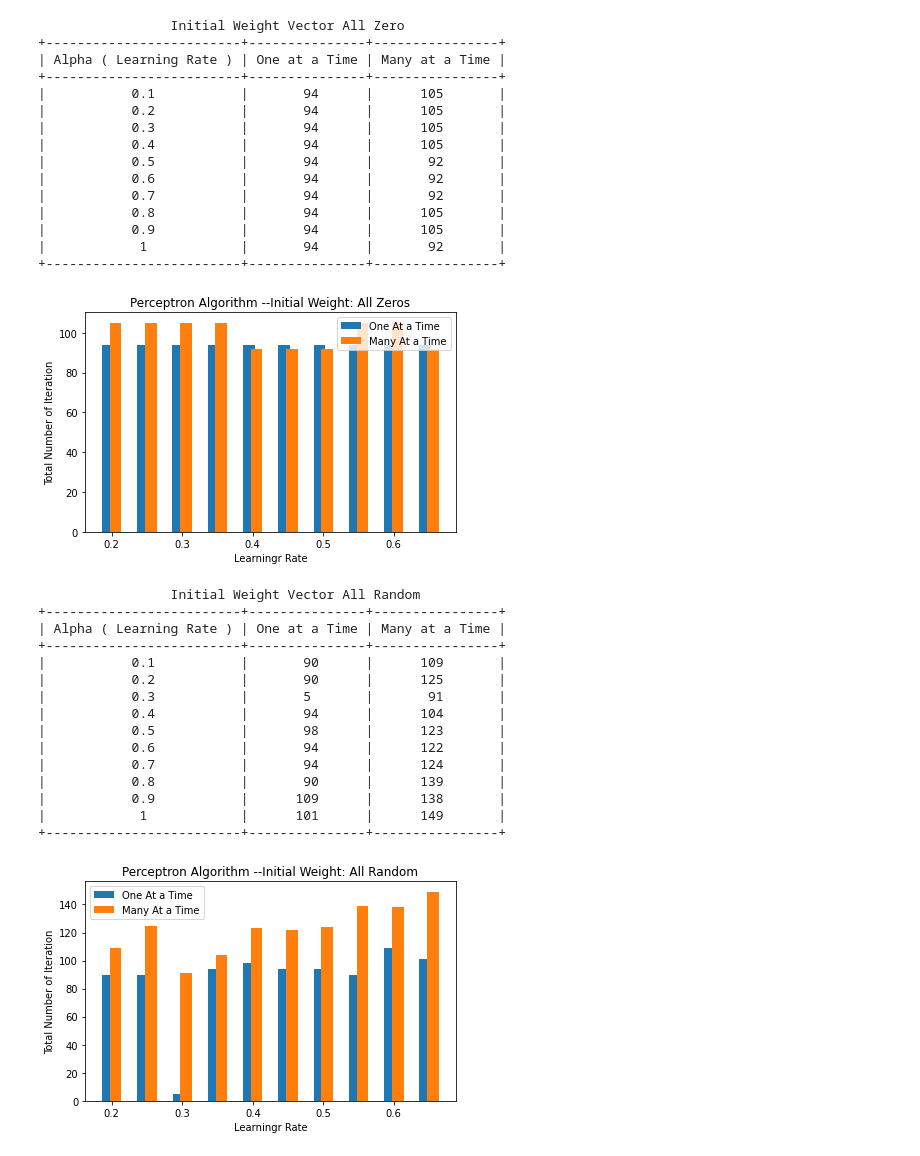
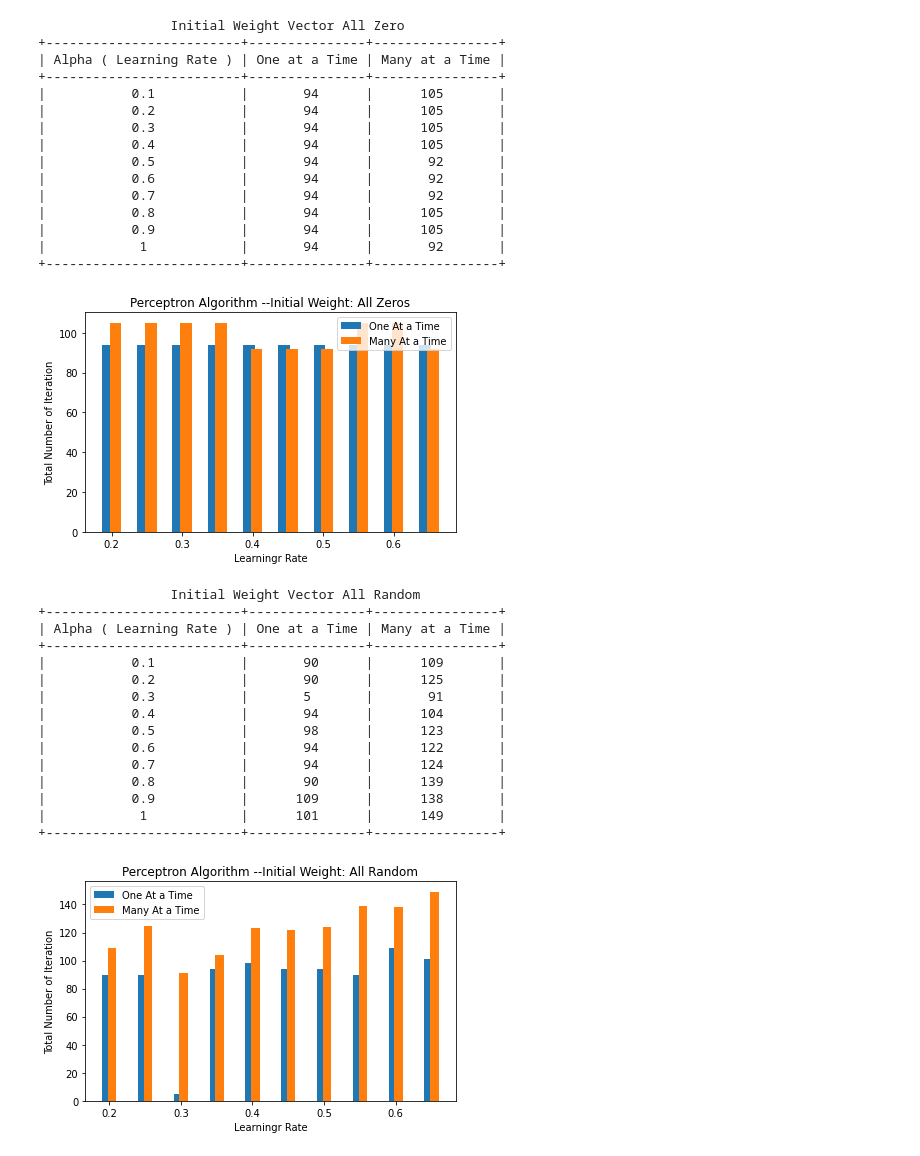
Before and after one commit to Nadia214/CSE-4241-Pattern-Recognition-, a Jupyter notebook: Perceptron/perceptron.ipynb, the cells around one changed output. Cells and saved outputs as stored; diff of their text form; code cells hidden in the pictures.

```diff
--- a/Perceptron/percptron.ipynb
+++ b/Perceptron/perceptron.ipynb
@@ -4,8 +4,7 @@ Course name:Pattern Recognition
 Course no:Cse-4214
 Experiment name_2:“Implementing the Perceptron algorithm for finding the weights of a Linear Discriminant function.”
 Name:Nadia Hossain
-Section:A1
-ID:16-01-04-024
+
 """
 
 import matplotlib.pyplot as plt
@@ -69,6 +68,7 @@ for i in range(len(value)):
         Y_H_D.append(-1)
 
 Y_H_D=np.resize(Y_H_D, (len(value), 6))
+
 print("Higher Dimension points Y\n",)
 print(Y_H_D)
 #---------------TASK-2--END------------------
@@ -82,7 +82,7 @@ learning_rate=.1
 learning_rate_list1=[]
 
 
-limit=500
+limit=200
 while True:
   init_w=[1,1,1,1,1,1] # initial weght 1
   counter=0
@@ -92,7 +92,7 @@ while True:
     sum_w=[0,0,0,0,0,0]
     counter=0
     for j in range(len(value)):
-      g=np.dot(Y_H_D[j,:],init_w)    #decision boundary for perceptron,if g<=0 then missclassified and update weight
+      g=np.dot(Y_H_D[j,:],init_w)    #decision boundary for perceptron,if g<=0 then missclassified and update weight1661
       if g <= 0:
         sum_w = init_w+learning_rate*Y_H_D[j,:]
         init_w=sum_w
@@ -105,7 +105,7 @@ while True:
              break
 
   single_it.append(i+1)
-  learning_rate_list1
+
 
 
   learning_rate += .1
@@ -135,7 +135,7 @@ while True:
     if counter==len(value):
              break
   batch_it.append(i+1)
-  learning_rate_list2.append(learning_rate)
+ # learning_rate_list2.append(learning_rate)
 
   learning_rate += .1
  # print(batch_it)
@@ -215,7 +215,7 @@ batch_it0=[]
 learning_rate=.1
 while True:
   init_w=[0,0,0,0,0,0]
-  for i in range(700):
+  for i in range(limit):
     counter=0
     sum_w=[0,0,0,0,0,0]
     for j in range(len(value)):
@@ -279,7 +279,7 @@ while True:
   init_w=w_r
   counter=0
   n=0
-  for i in range(700):
+  for i in range(limit):
     n=n+1
     sum_w=[0,0,0,0,0,0]
     counter=0
@@ -311,7 +311,7 @@ while True:
   np.random.seed(123)
   w_r= np.random.random(np.array(6))
   init_w=w_r
-  for i in range(700):
+  for i in range(limit):
     counter=0
     sum_w=[0,0,0,0,0,0]
     for j in range(len(value)):
@@ -346,7 +346,7 @@ print(my_pretty_table_rand)
 to_label = ['0.1', '0.2', '0.3', '0.4', '0.5', '0.6', '0.7', '0.8', '0.9', '1']
 
 x = np.arange(len(to_label))
-width = 0.33
+width = 0.24
 
 fig, axes = plt.subplots()
 rects1 = axes.bar(x - width/3, single_it_rand, width, label='One At a Time')
@@ -395,31 +395,31 @@ Higher Dimension points Y
 +-------------------------+---------------+----------------+
 | Alpha ( Learning Rate ) | One at a Time | Many at a Time |
 +-------------------------+---------------+----------------+
 |           0.1           |       94      |      105       |
 |           0.2           |       94      |      105       |
 |           0.3           |       94      |      105       |
 |           0.4           |       94      |      105       |
 |           0.5           |       94      |       92       |
 |           0.6           |       94      |       92       |
 |           0.7           |       94      |       92       |
 |           0.8           |       94      |      105       |
 |           0.9           |       94      |      105       |
 |            1            |       94      |       92       |
 +-------------------------+---------------+----------------+
 [figure]
                  Initial Weight Vector All Random
 +-------------------------+---------------+----------------+
 | Alpha ( Learning Rate ) | One at a Time | Many at a Time |
 +-------------------------+---------------+----------------+
 |           0.1           |       90      |      109       |
 |           0.2           |       90      |      125       |
 |           0.3           |       5       |       91       |
 |           0.4           |       94      |      104       |
 |           0.5           |       98      |      123       |
 |           0.6           |       94      |      122       |
 |           0.7           |       94      |      124       |
 |           0.8           |       90      |      139       |
 |           0.9           |      109      |      138       |
 |            1            |      101      |      149       |
 +-------------------------+---------------+----------------+
-[figure, old version]
+[figure, new version]
```
